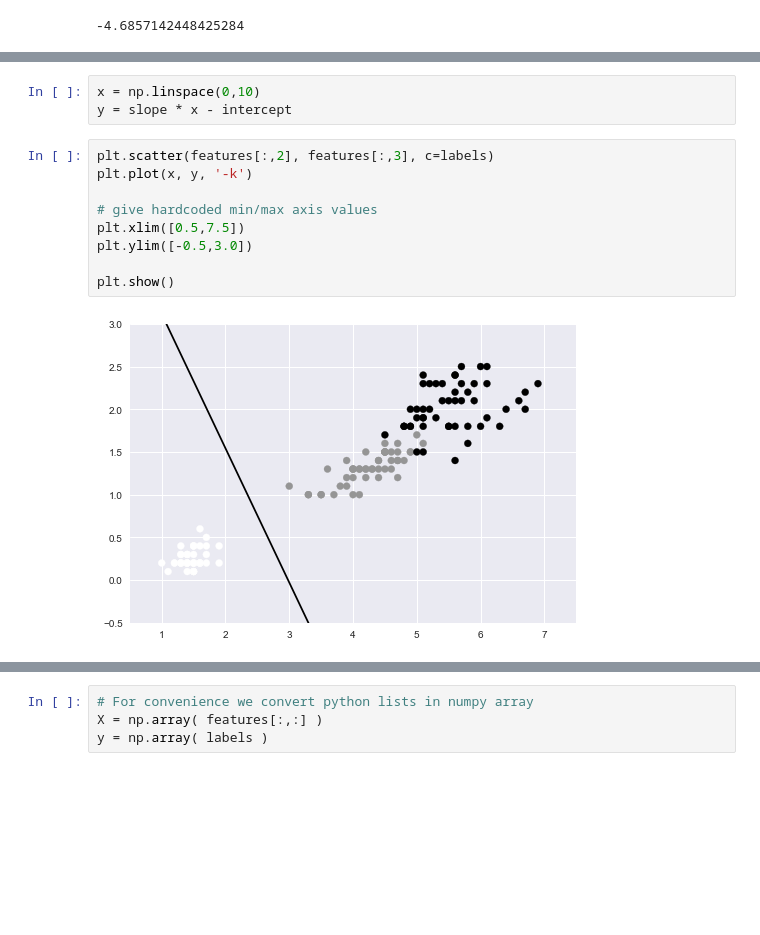
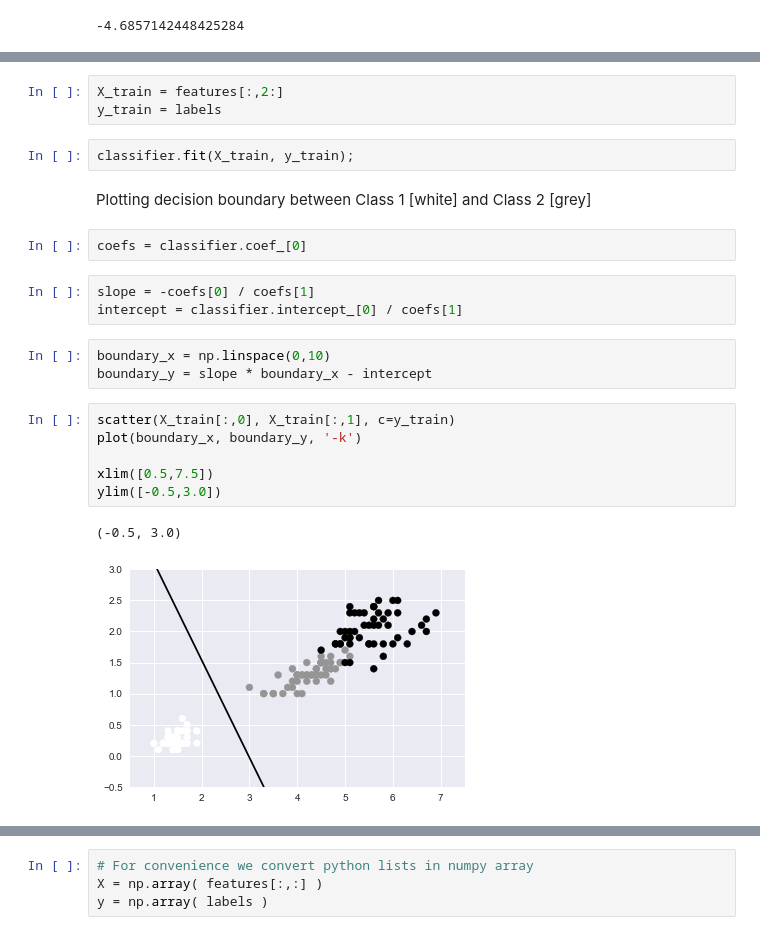
Before and after one commit to florisvanvugt/workshop4june2017, a Jupyter notebook: Introduction_Machine_Learning.ipynb, the cells around one changed output, grey strips where cells are left out. Drawn from its saved outputs; the diff is of its cells as text; blank space fills up the shorter version.

```diff
--- a/Introduction_Machine_Learning.ipynb
+++ b/Introduction_Machine_Learning.ipynb
@@ -253,14 +347,24 @@ intercept
+# %%
+X_train = features[:,2:]
+y_train = labels
+# %%
+classifier.fit(X_train, y_train);
+# %% [markdown]
+Plotting decision boundary between Class 1 [white] and Class 2 [grey]
+# %%
+coefs = classifier.coef_[0]
+# %%
+slope = -coefs[0] / coefs[1]
+intercept = classifier.intercept_[0] / coefs[1]
 # %%
-x = np.linspace(0,10)
-y = slope * x - intercept
+boundary_x = np.linspace(0,10)
+boundary_y = slope * boundary_x - intercept
 # %%
-plt.scatter(features[:,2], features[:,3], c=labels)
-plt.plot(x, y, '-k')
+scatter(X_train[:,0], X_train[:,1], c=y_train)
+plot(boundary_x, boundary_y, '-k')
 
-# give hardcoded min/max axis values
-plt.xlim([0.5,7.5])
-plt.ylim([-0.5,3.0])
-
-plt.show()
+xlim([0.5,7.5])
+ylim([-0.5,3.0])
 # %% [output]
+(-0.5, 3.0)
-[figure, old version]
+[figure, new version]
```
Also changed, not shown: parts of 131 cells of this notebook.
